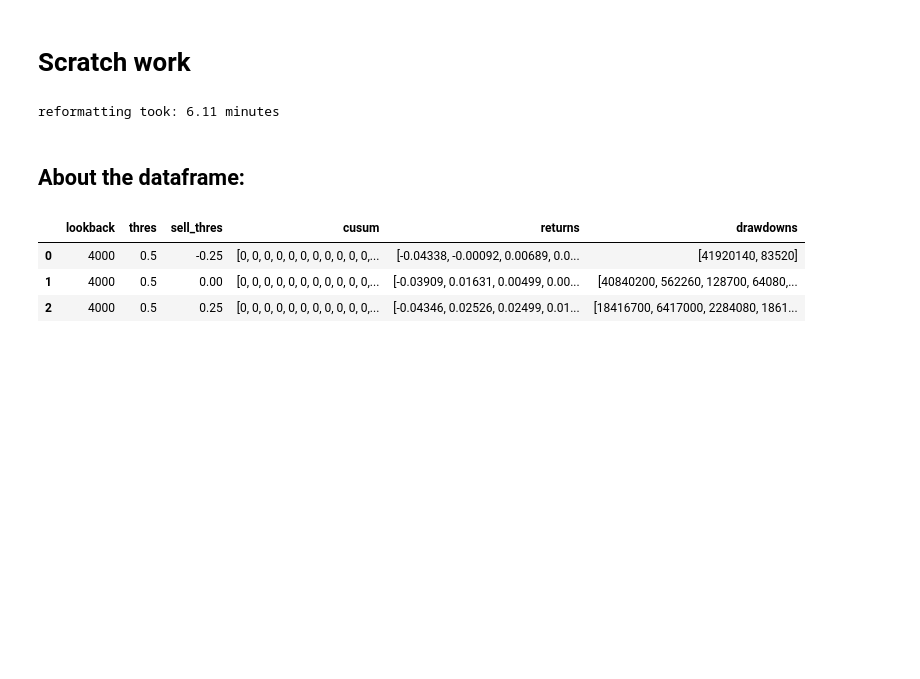
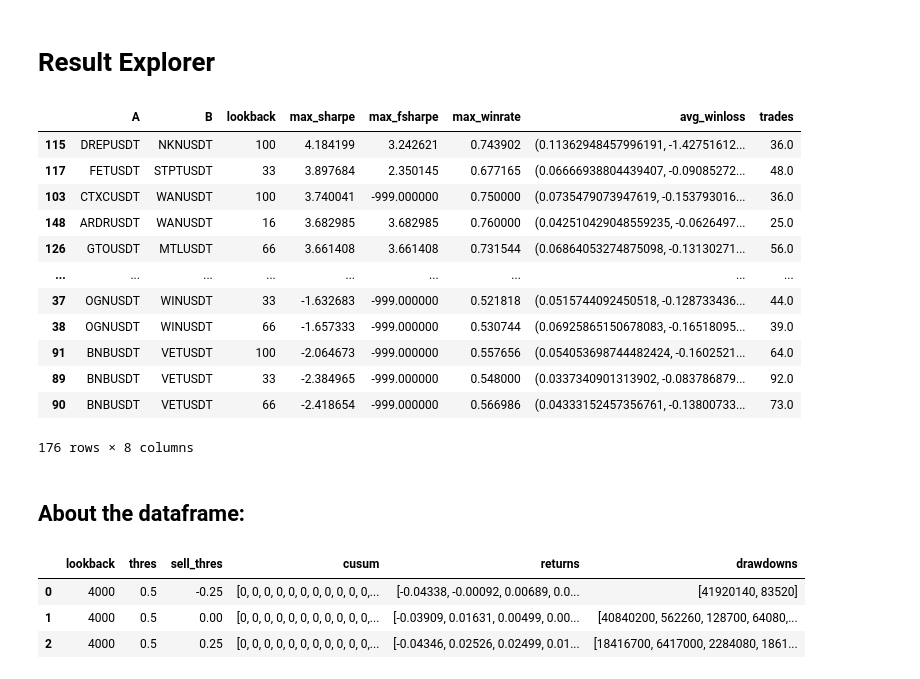
Before and after one commit to sunnymnie/crypto-printer, a Jupyter notebook: research/result-explorer.ipynb, the cells around one changed output. Cells and saved outputs as stored; diff of their text form; code cells hidden in the pictures; blank space fills up the shorter version.

```diff
--- a/research/result-explorer.ipynb
+++ b/research/result-explorer.ipynb
@@ -1,22 +1,28 @@
 # %% [markdown]
-# Scratch work
+# Result Explorer
 # %%
 import pandas as pd
 import numpy as np
 import matplotlib.pyplot as plt
 import time
 # %%
-df = pd.read_csv("../data/generated/fet-celr-5000.csv")
+df = pd.read_csv("../data/pairs/pairs.csv")
 # %%
-start = time.time()
-
-df["cusum"] = df["cusum"].apply(eval)
-df["returns"] = df["returns"].apply(eval)
-df["drawdowns"] = df["drawdowns"].apply(eval)
-
-print(f"reformatting took: {round((time.time()-start)/60, 2)} minutes")
+df.sort_values("max_sharpe", ascending=False)
 # %% [output]
+|  | A | B | lookback | max_sharpe | max_fsharpe | max_winrate | avg_winloss | trades |
+| 115 | DREPUSDT | NKNUSDT | 100 | 4.184199 | 3.242621 | 0.743902 | (0.11362948457996191, -1.42751612... | 36.0 |
+| 117 | FETUSDT | STPTUSDT | 33 | 3.897684 | 2.350145 | 0.677165 | (0.06666938804439407, -0.09085272... | 48.0 |
+| 103 | CTXCUSDT | WANUSDT | 100 | 3.740041 | -999.000000 | 0.750000 | (0.0735479073947619, -0.153793016... | 36.0 |
+| 148 | ARDRUSDT | WANUSDT | 16 | 3.682985 | 3.682985 | 0.760000 | (0.042510429048559235, -0.0626497... | 25.0 |
+| 126 | GTOUSDT | MTLUSDT | 66 | 3.661408 | 3.661408 | 0.731544 | (0.06864053274875098, -0.13130271... | 56.0 |
+| ... | ... | ... | ... | ... | ... | ... | ... | ... |
+| 37 | OGNUSDT | WINUSDT | 33 | -1.632683 | -999.000000 | 0.521818 | (0.0515744092450518, -0.128733436... | 44.0 |
+| 38 | OGNUSDT | WINUSDT | 66 | -1.657333 | -999.000000 | 0.530744 | (0.06925865150678083, -0.16518095... | 39.0 |
+| 91 | BNBUSDT | VETUSDT | 100 | -2.064673 | -999.000000 | 0.557656 | (0.054053698744482424, -0.1602521... | 64.0 |
+| 89 | BNBUSDT | VETUSDT | 33 | -2.384965 | -999.000000 | 0.548000 | (0.0337340901313902, -0.083786879... | 92.0 |
+| 90 | BNBUSDT | VETUSDT | 66 | -2.418654 | -999.000000 | 0.566986 | (0.04333152457356761, -0.13800733... | 73.0 |
-reformatting took: 6.11 minutes
+176 rows × 8 columns
 # %% [markdown]
 ## About the dataframe:
 # %%
```
Also changed, not shown: 2 other files.
